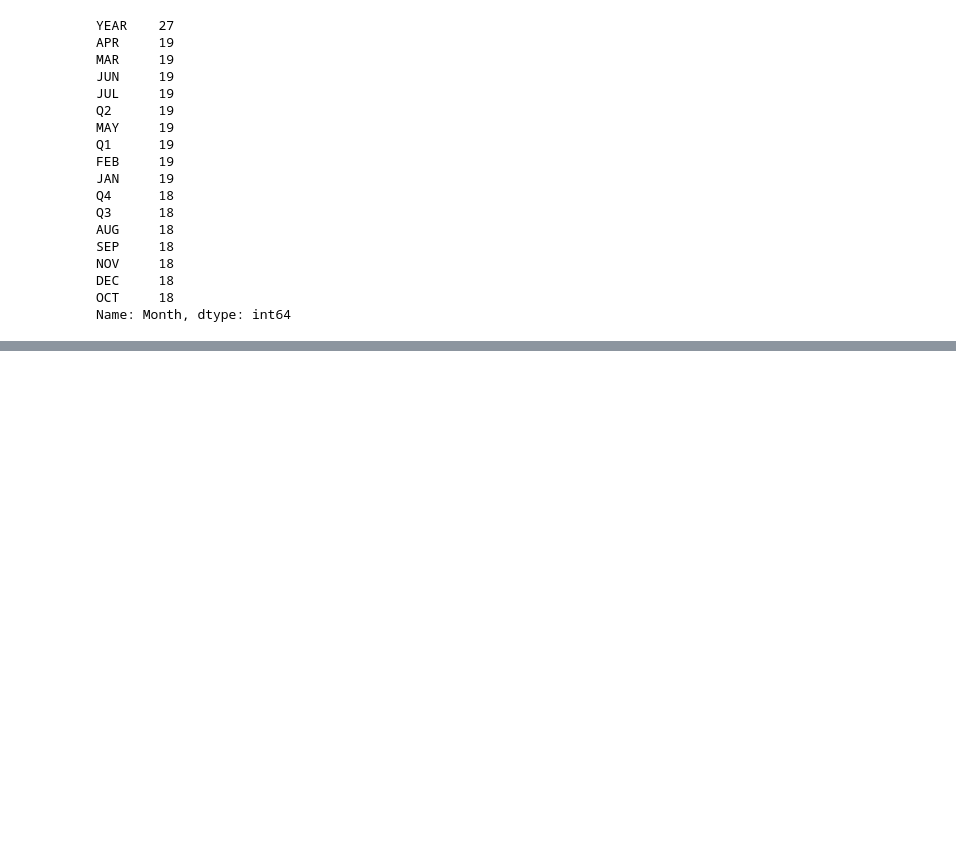
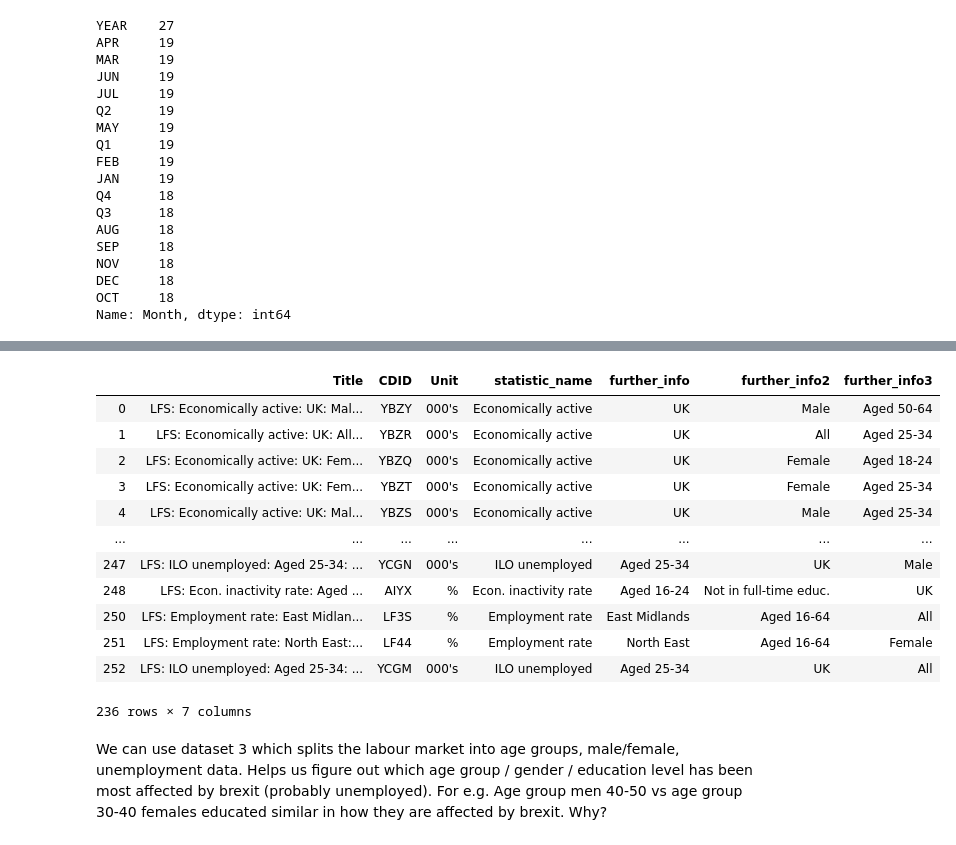
Before and after one commit to Khumo94/citadel-datathon-2019, a Jupyter notebook: dataset-3.ipynb, the cells around one changed output, grey strips where cells are left out. Drawn from its saved outputs; the diff is of its cells as text; code cells hidden in the pictures; blank space fills up the shorter version.

Commit message:
Dataset summery does not look good.

```diff
--- a/dataset-3.ipynb
+++ b/dataset-3.ipynb
@@ -39,0 +90,18 @@ Name: Month, dtype: int64
+# %%
+lfs_legend
+# %% [output]
+|  | Title | CDID | Unit | statistic_name | further_info | further_info2 | further_info3 |
+| 0 | LFS: Economically active: UK: Mal... | YBZY | 000's | Economically active | UK | Male | Aged 50-64 |
+| 1 | LFS: Economically active: UK: All... | YBZR | 000's | Economically active | UK | All | Aged 25-34 |
+| 2 | LFS: Economically active: UK: Fem... | YBZQ | 000's | Economically active | UK | Female | Aged 18-24 |
+| 3 | LFS: Economically active: UK: Fem... | YBZT | 000's | Economically active | UK | Female | Aged 25-34 |
+| 4 | LFS: Economically active: UK: Mal... | YBZS | 000's | Economically active | UK | Male | Aged 25-34 |
+| ... | ... | ... | ... | ... | ... | ... | ... |
+| 247 | LFS: ILO unemployed: Aged 25-34: ... | YCGN | 000's | ILO unemployed | Aged 25-34 | UK | Male |
+| 248 | LFS: Econ. inactivity rate: Aged ... | AIYX | % | Econ. inactivity rate | Aged 16-24 | Not in full-time educ. | UK |
+| 250 | LFS: Employment rate: East Midlan... | LF3S | % | Employment rate | East Midlands | Aged 16-64 | All |
+| 251 | LFS: Employment rate: North East:... | LF44 | % | Employment rate | North East | Aged 16-64 | Female |
+| 252 | LFS: ILO unemployed: Aged 25-34: ... | YCGM | 000's | ILO unemployed | Aged 25-34 | UK | All |
+236 rows × 7 columns
+# %% [markdown]
+We can use dataset 3 which splits the labour market into age groups, male/female, unemployment data. Helps us figure out which age group / gender / education level has been most affected by brexit (probably unemployed). For e.g. Age group men 40-50 vs age group 30-40 females educated similar in how they are affected by brexit. Why?
```
Also changed, not shown: parts of 12 cells of this notebook.
